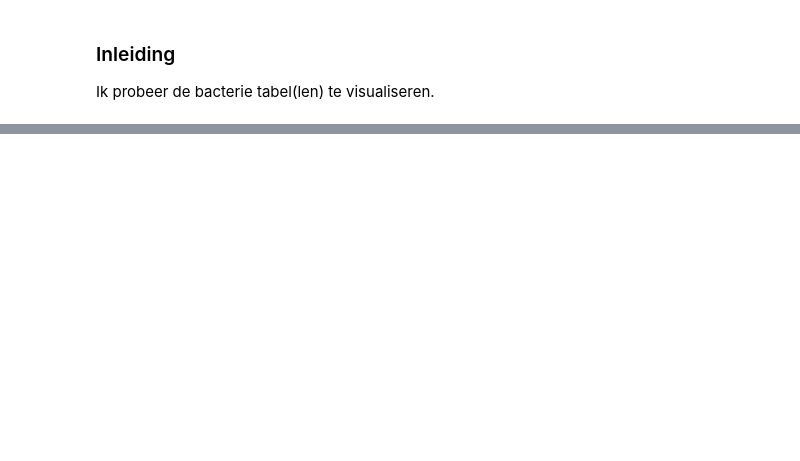
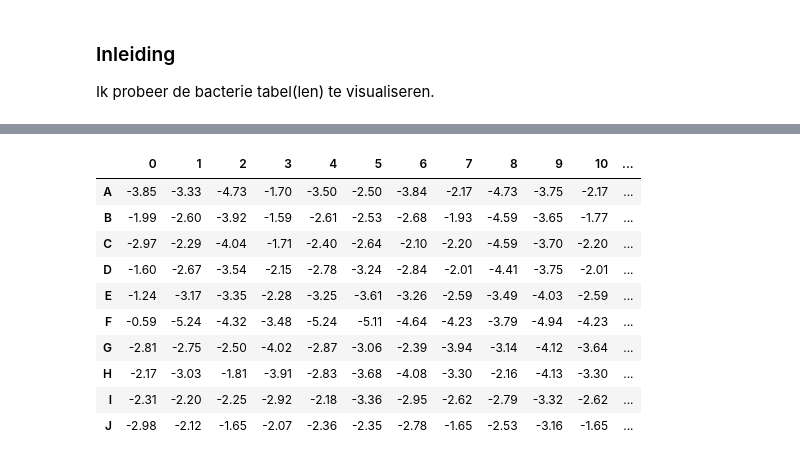
Before and after one commit to KennisnetwerkDataScience/Waterlaboratorium-Noord-IoT, a Jupyter notebook: Team1/clemens-01.ipynb, the cells around one changed output, grey strips where cells are left out. Drawn from its saved outputs; the diff is of its cells as text; code cells hidden in the pictures; blank space fills up the shorter version.

```diff
--- a/Team1/clemens-01.ipynb
+++ b/Team1/clemens-01.ipynb
@@ -21,0 +31,16 @@ d1.sample(5)
+# %%
+t1 = d1.iloc[0:20,10:20]
+t1 = t1.transpose()
+t1
+# %% [output]
+|  | 0 | 1 | 2 | 3 | 4 | 5 | 6 | 7 | 8 | 9 | 10 | ... |
+| A | -3.85 | -3.33 | -4.73 | -1.70 | -3.50 | -2.50 | -3.84 | -2.17 | -4.73 | -3.75 | -2.17 | ... |
+| B | -1.99 | -2.60 | -3.92 | -1.59 | -2.61 | -2.53 | -2.68 | -1.93 | -4.59 | -3.65 | -1.77 | ... |
+| C | -2.97 | -2.29 | -4.04 | -1.71 | -2.40 | -2.64 | -2.10 | -2.20 | -4.59 | -3.70 | -2.20 | ... |
+| D | -1.60 | -2.67 | -3.54 | -2.15 | -2.78 | -3.24 | -2.84 | -2.01 | -4.41 | -3.75 | -2.01 | ... |
+| E | -1.24 | -3.17 | -3.35 | -2.28 | -3.25 | -3.61 | -3.26 | -2.59 | -3.49 | -4.03 | -2.59 | ... |
+| F | -0.59 | -5.24 | -4.32 | -3.48 | -5.24 | -5.11 | -4.64 | -4.23 | -3.79 | -4.94 | -4.23 | ... |
+| G | -2.81 | -2.75 | -2.50 | -4.02 | -2.87 | -3.06 | -2.39 | -3.94 | -3.14 | -4.12 | -3.64 | ... |
+| H | -2.17 | -3.03 | -1.81 | -3.91 | -2.83 | -3.68 | -4.08 | -3.30 | -2.16 | -4.13 | -3.30 | ... |
+| I | -2.31 | -2.20 | -2.25 | -2.92 | -2.18 | -3.36 | -2.95 | -2.62 | -2.79 | -3.32 | -2.62 | ... |
+| J | -2.98 | -2.12 | -1.65 | -2.07 | -2.36 | -2.35 | -2.78 | -1.65 | -2.53 | -3.16 | -1.65 | ... |
```
Also changed, not shown: parts of 6 cells of this notebook.
